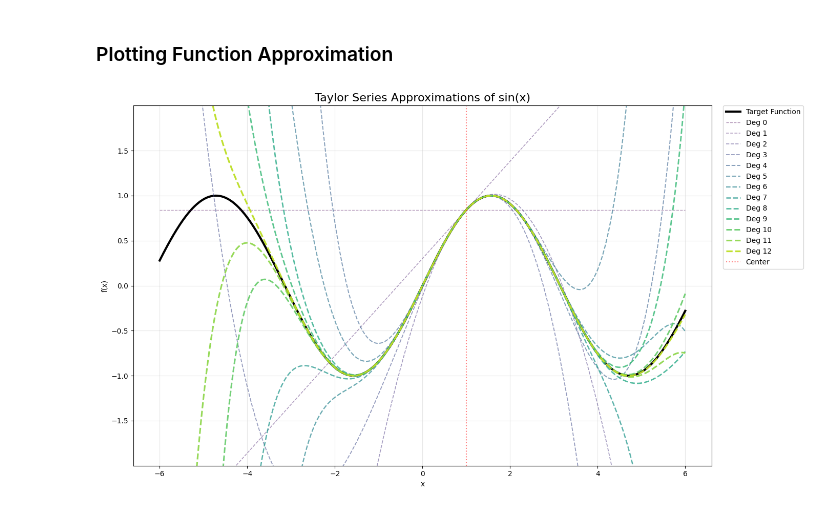
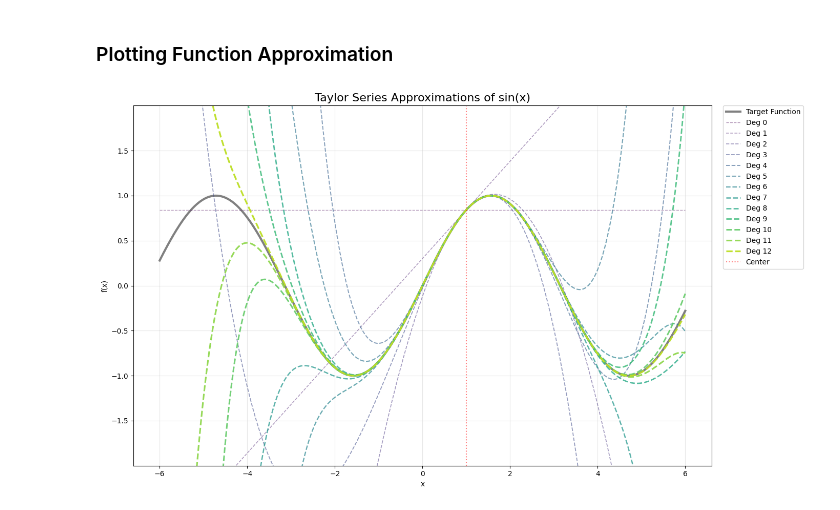
Before and after one commit to mattia-3rne/Polynomial-Function-Approximation-via-Taylor-Series, a Jupyter notebook: main.ipynb, the cells around one changed output. Drawn from its saved outputs; the diff is of its cells as text; code cells hidden in the pictures.

```diff
--- a/main.ipynb
+++ b/main.ipynb
@@ -78,35 +78,35 @@ if np.ndim(y_exact) == 0:
 
 # Plot Setup
 plt.figure(figsize=(14, 8))
-plt.plot(x_vals, y_exact, color="black", linewidth=3, label="Target Function")
+plt.plot(x_vals, y_exact, color="grey", linewidth=3, label="Target Function")
 colors = plt.cm.viridis(np.linspace(0, 0.9, len(approximation_steps)))
 
 for i, (degree, poly_expr) in enumerate(approximation_steps):
     # Creating runnable functions
     f_poly_numeric = sp.lambdify(x, poly_expr, modules=["numpy"])
     y_poly = f_poly_numeric(x_vals)
     if np.ndim(y_poly) == 0:
         y_poly = np.full_like(x_vals, y_poly)
 
     alpha_val = 0.4 + (0.6 * (i / len(approximation_steps)))
     width_val = 1.0 + (1.5 * (i / len(approximation_steps)))
 
     plt.plot(x_vals, y_poly, color=colors[i], linestyle="--",
              alpha=alpha_val, linewidth=width_val, label=f"Deg {degree}")
 
 # Formatting
 y_range = np.max(y_exact) - np.min(y_exact)
 if y_range == 0: y_range = 1
 plt.ylim(np.min(y_exact) - y_range*0.5, np.max(y_exact) + y_range*0.5)
 
 plt.axvline(x0, color="red", linestyle=":", alpha=0.5, label="Center")
 plt.title(f"Taylor Series Approximations of {target_function}", fontsize=16)
 plt.xlabel("x")
 plt.ylabel("f(x)")
 plt.grid(True, alpha=0.3)
 plt.legend(bbox_to_anchor=(1.02, 1), loc="upper left", borderaxespad=0.)
 
 plt.tight_layout()
 plt.show()
 # %% [output]
-[figure, old version]
+[figure, new version]
```
